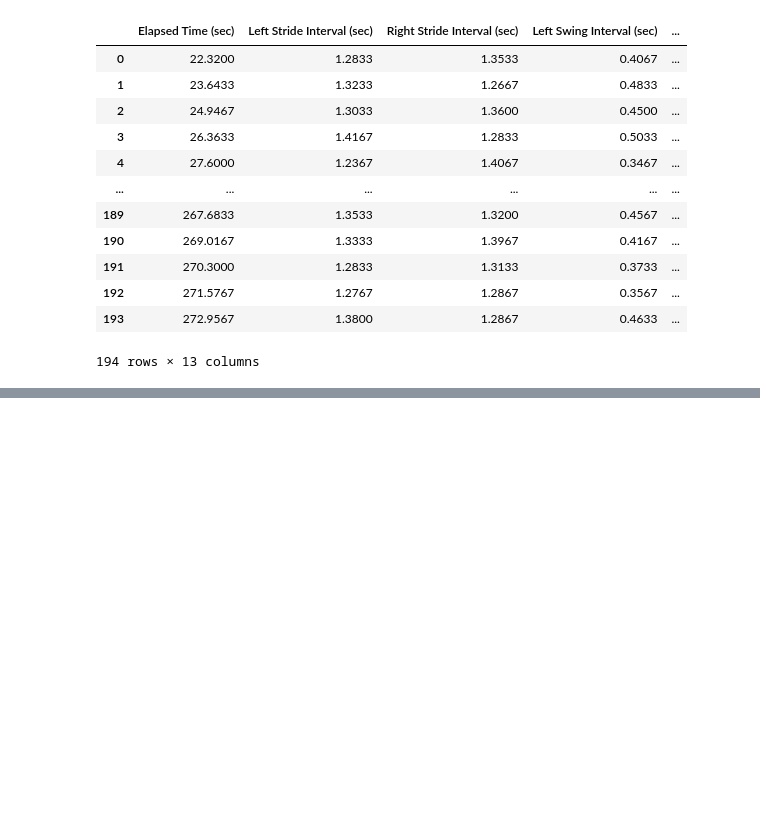
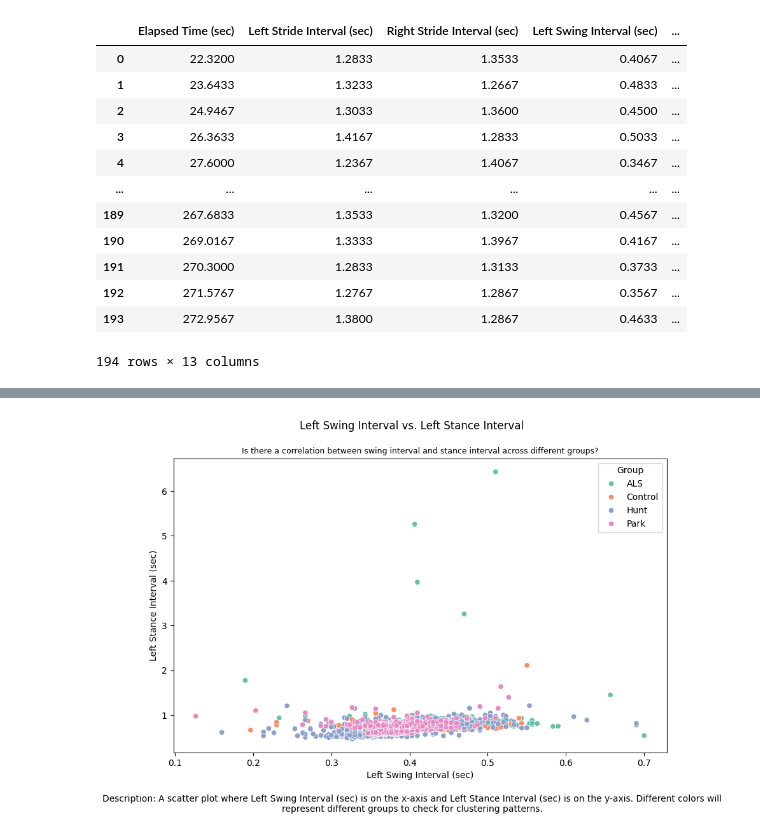
Before and after one commit to YooNice100/gaitproj3, a Jupyter notebook: worko.ipynb, the cells around one changed output, grey strips where cells are left out. Cells and saved outputs as stored; diff of their text form; code cells hidden in the pictures; blank space fills up the shorter version.

```diff
--- a/worko.ipynb
+++ b/worko.ipynb
@@ -53,0 +89,16 @@ als1
+# %%
+import matplotlib.pyplot as plt
+import seaborn as sns
+
+plt.figure(figsize=(10, 6))
+sns.scatterplot(x='Left Swing Interval (sec)', y='Left Stance Interval (sec)', hue='Group', data=df_all, palette='Set2')
+plt.suptitle('Left Swing Interval vs. Left Stance Interval')
+plt.title('Is there a correlation between swing interval and stance interval across different groups?', fontsize=9)
+plt.xlabel('Left Swing Interval (sec)')
+plt.ylabel('Left Stance Interval (sec)')
+plt.legend(title='Group')
+plt.figtext(0.5, 0, 'Description: A scatter plot where Left Swing Interval (sec) is on the x-axis and Left Stance Interval (sec) is on the y-axis. Different colors will represent different groups to check for clustering patterns.',
+            ha='center', va='top', fontsize=10, wrap=True)
+plt.show()
+# %% [output]
+[figure, added]
```
Also changed, not shown: parts of 2 cells of this notebook, 12 other files.
